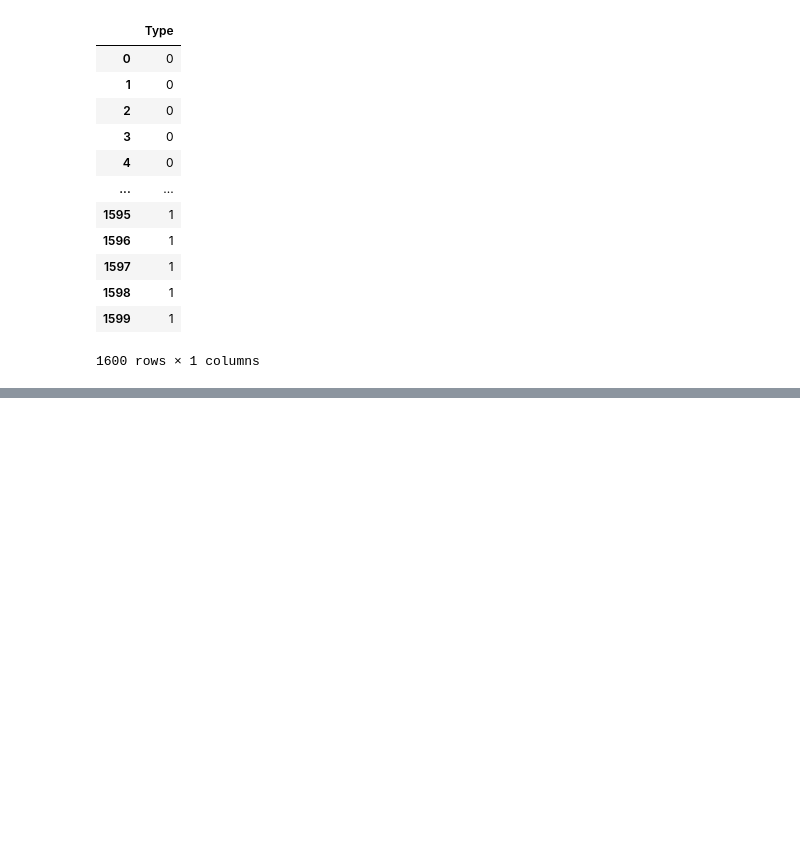
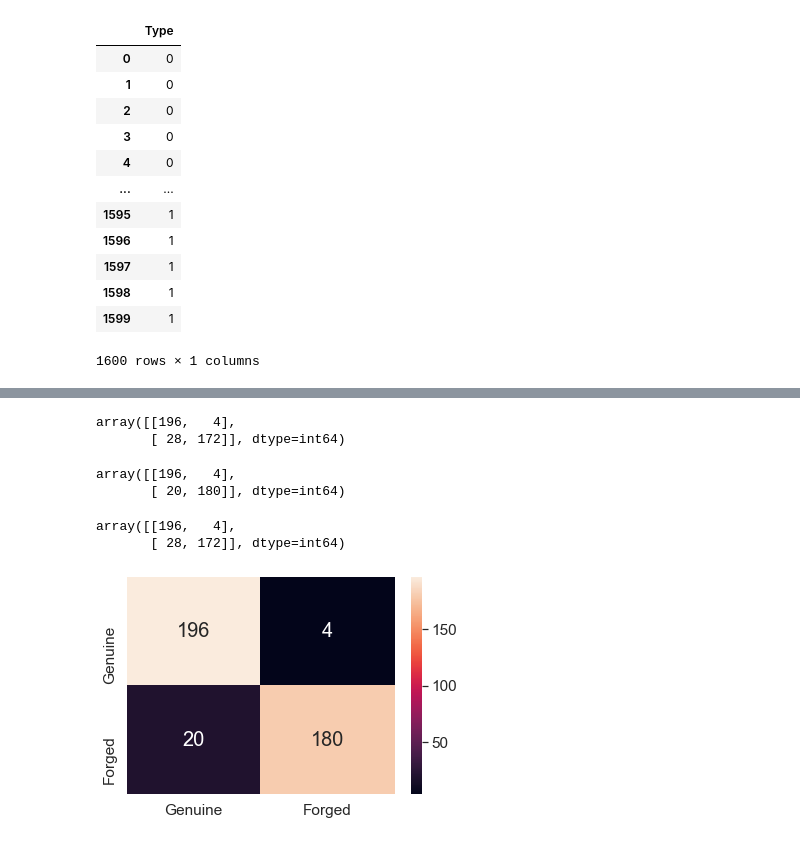
Before and after one commit to sherlockwayne/Signature-Recognition, a Jupyter notebook: Untitled9.ipynb, the cells around one changed output, grey strips where cells are left out. Cells and saved outputs as stored; diff of their text form; code cells hidden in the pictures; blank space fills up the shorter version.

```diff
--- a/Untitled9.ipynb
+++ b/Untitled9.ipynb
@@ -91,0 +209,2 @@ df_scaled
+# %%
+y1=clf.predict(x_test)
@@ -91,0 +264,6 @@ df_scaled
+# %%
+y_t=[0 for x in range(5)]+[1 for x in range(5)]
+y_true=[]
+# %%
+for x in range(40):
+    y_true.extend(y_t)
@@ -91,0 +290,35 @@ df_scaled
+# %%
+cf1=confusion_matrix(y_true,ya)
+cf2=confusion_matrix(y_true,yb)
+cf3=confusion_matrix(y_true,yc)
+# %%
+cf1
+# %% [output]
+array([[196,   4],
+       [ 28, 172]], dtype=int64)
+# %%
+cf2
+# %% [output]
+array([[196,   4],
+       [ 20, 180]], dtype=int64)
+# %%
+cf3
+# %% [output]
+array([[196,   4],
+       [ 28, 172]], dtype=int64)
+# %%
+import seaborn as sns
+import pandas as pd
+from sklearn.metrics import confusion_matrix
+import matplotlib.pyplot as plt
+
+array = cf2
+
+df_cm = pd.DataFrame(array, index=['Genuine', 'Forged'], columns=['Genuine', 'Forged'])
+# plt.figure(figsize=(10,7))
+sns.set(font_scale=1.4) # for label size
+sns.heatmap(df_cm, annot=True, annot_kws={"size": 20},fmt='g', ) # font size
+
+plt.show()
+# %% [output]
+[figure, added]
```
Also changed, not shown: parts of 20 cells of this notebook.
